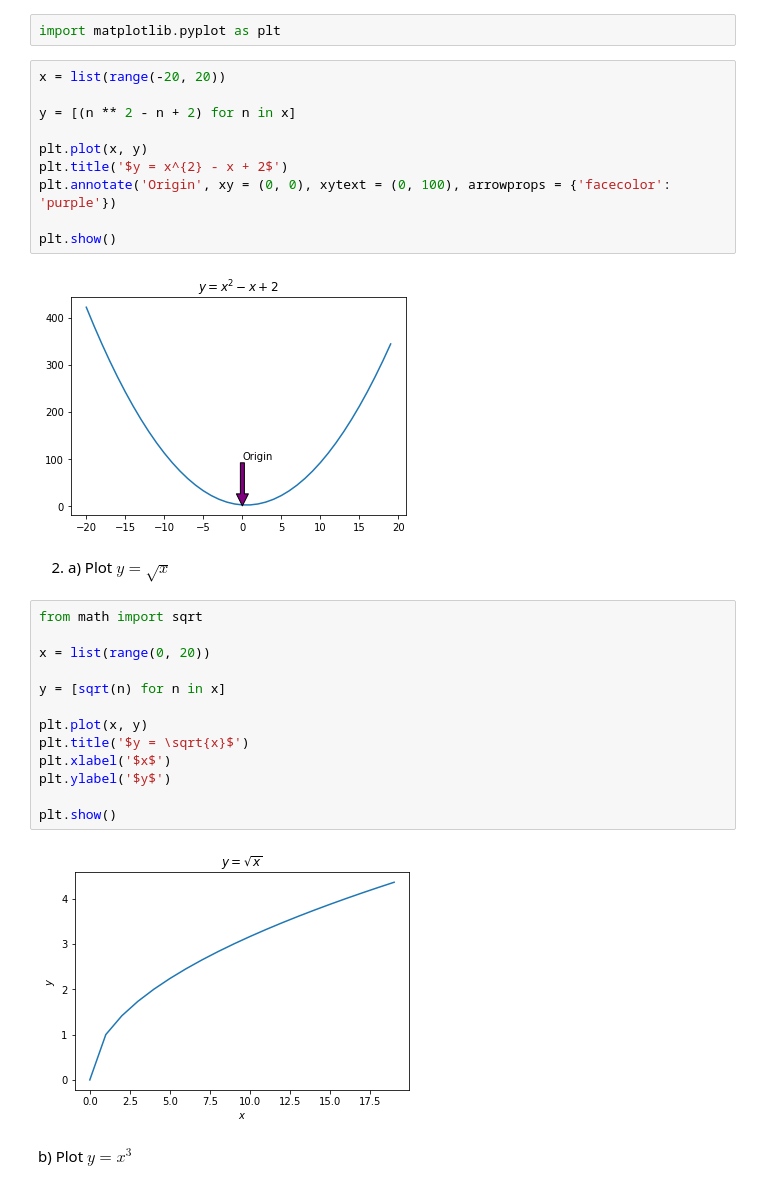
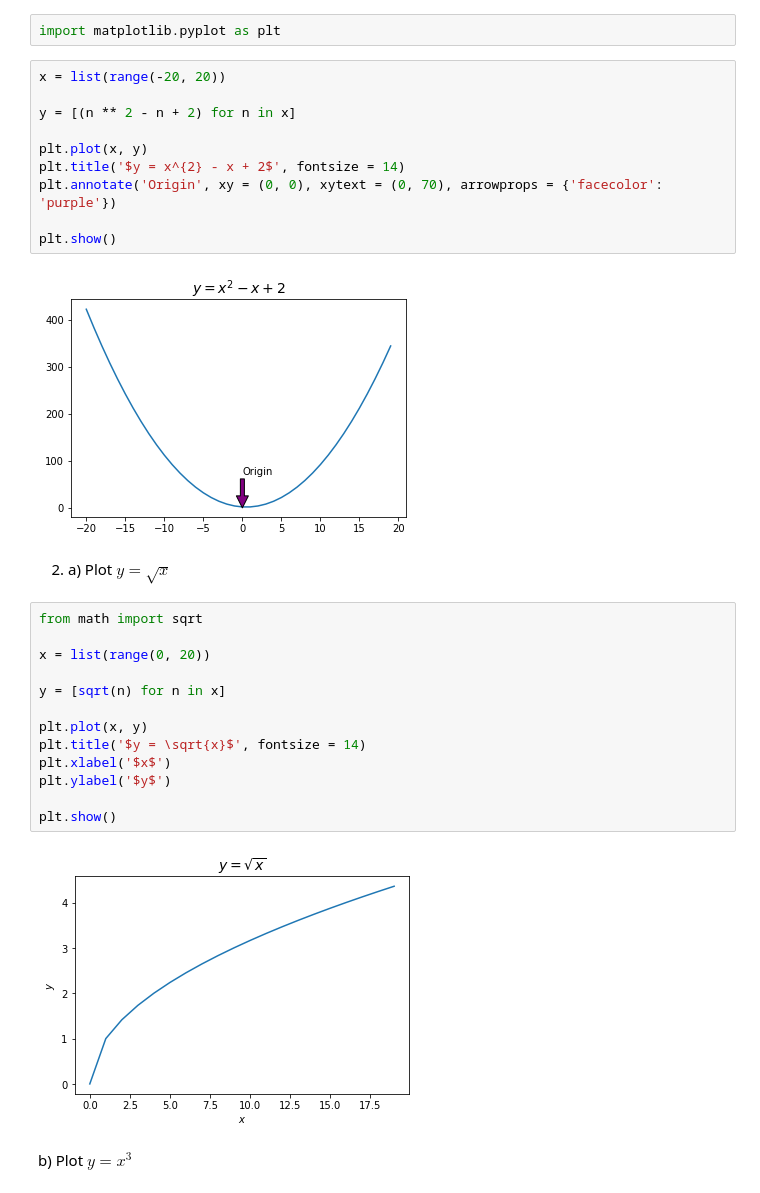
Before and after one commit to QuantumKane/numpy-pandas-visualization-exercises, a Jupyter notebook: matplotlib_exercises.ipynb, the cells around one changed output. Cells and saved outputs as stored; diff of their text form.

```diff
--- a/matplotlib_exercises.ipynb
+++ b/matplotlib_exercises.ipynb
@@ -8,15 +8,15 @@ import matplotlib.pyplot as plt
 # %%
 x = list(range(-20, 20))
 
 y = [(n ** 2 - n + 2) for n in x]
 
 plt.plot(x, y)
-plt.title('$y = x^{2} - x + 2$')
-plt.annotate('Origin', xy = (0, 0), xytext = (0, 100), arrowprops = {'facecolor': 'purple'})
+plt.title('$y = x^{2} - x + 2$', fontsize = 14)
+plt.annotate('Origin', xy = (0, 0), xytext = (0, 70), arrowprops = {'facecolor': 'purple'})
 
 plt.show()
 # %% [output]
-[figure, old version]
+[figure, new version]
 # %% [markdown]
 2. a) Plot $y = \sqrt{x}$
 # %%
@@ -27,13 +27,13 @@ x = list(range(0, 20))
 y = [sqrt(n) for n in x]
 
 plt.plot(x, y)
-plt.title('$y = \sqrt{x}$')
+plt.title('$y = \sqrt{x}$', fontsize = 14)
 plt.xlabel('$x$')
 plt.ylabel('$y$')
 
 plt.show()
 # %% [output]
-[figure, old version]
+[figure, new version]
 # %% [markdown]
 b) Plot $y = x^{3}$
 # %%
```
Also changed, not shown: parts of 2 cells of this notebook.
